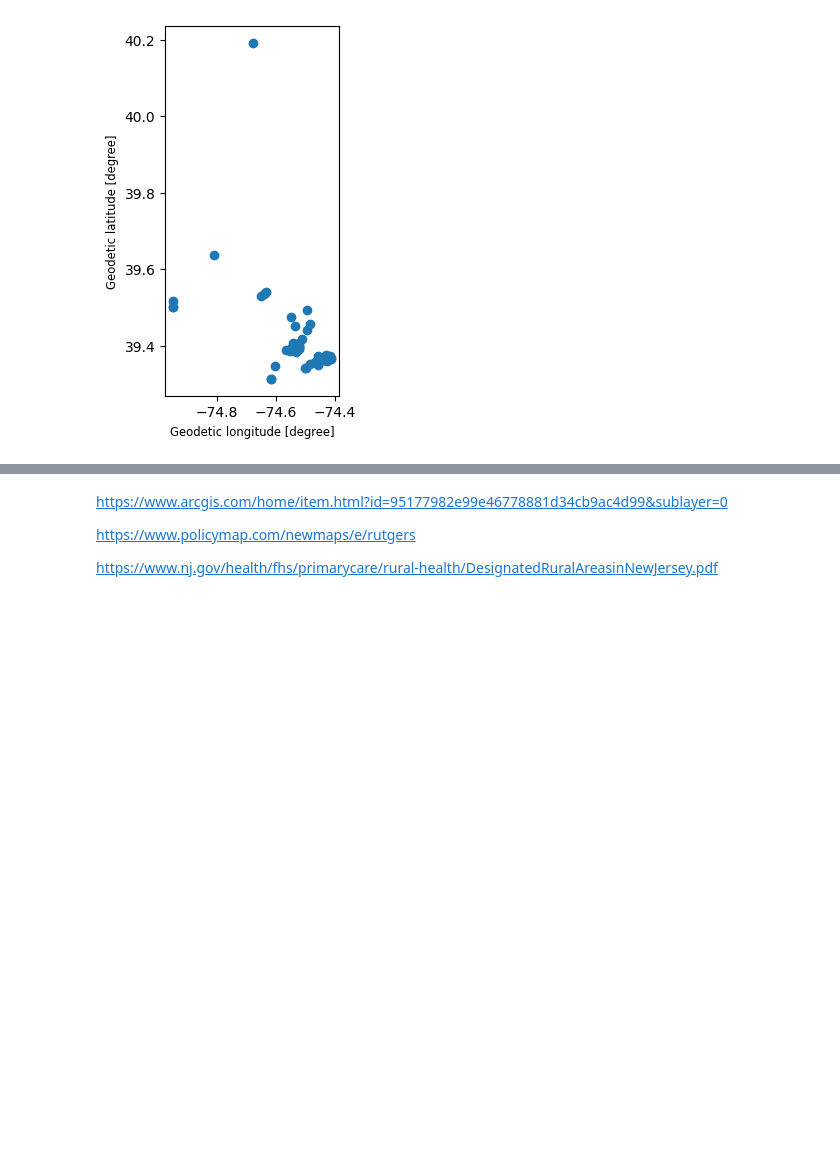
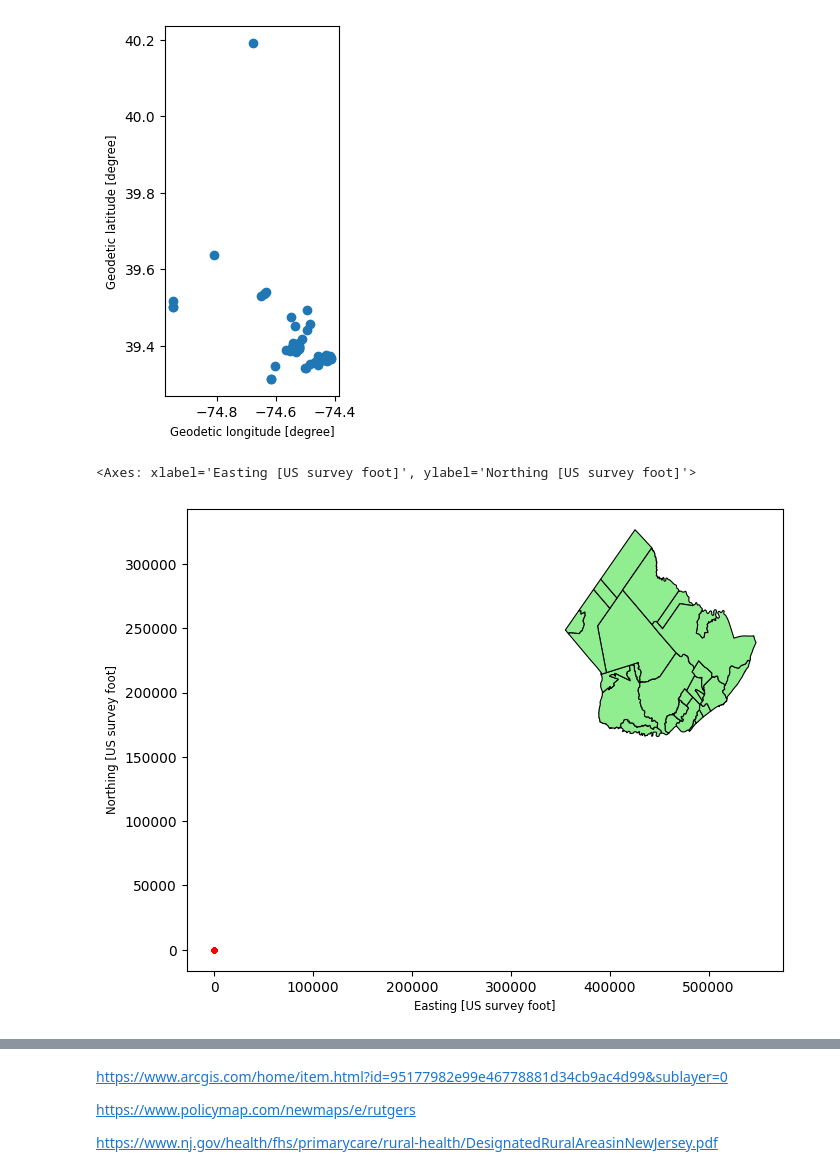
Before and after one commit to Anjanique-Knight/AjGIS, a Jupyter notebook: PS2_GIS_2.ipynb, the cells around one changed output, grey strips where cells are left out. Cells and saved outputs as stored; diff of their text form; code cells hidden in the pictures; blank space fills up the shorter version.

```diff
--- a/PS2_GIS_2.ipynb
+++ b/PS2_GIS_2.ipynb
@@ -295,0 +318,8 @@ ATLgeo_full.plot()
+# %%
+import matl
+fix, ax = plt.subplots(1, figsize=(10,6))
+atlantic_mun_gdf.plot(ax=ax, edgecolor='black', color='lightgreen', linewidth=0.8)
+ATLgeo_full.plot(ax=ax, marker='o', color='red', markersize=10,legend=True)
+# %% [output]
+<Axes: xlabel='Easting [US survey foot]', ylabel='Northing [US survey foot]'>
+[figure, added]
```
Also changed, not shown: parts of 6 cells of this notebook.
